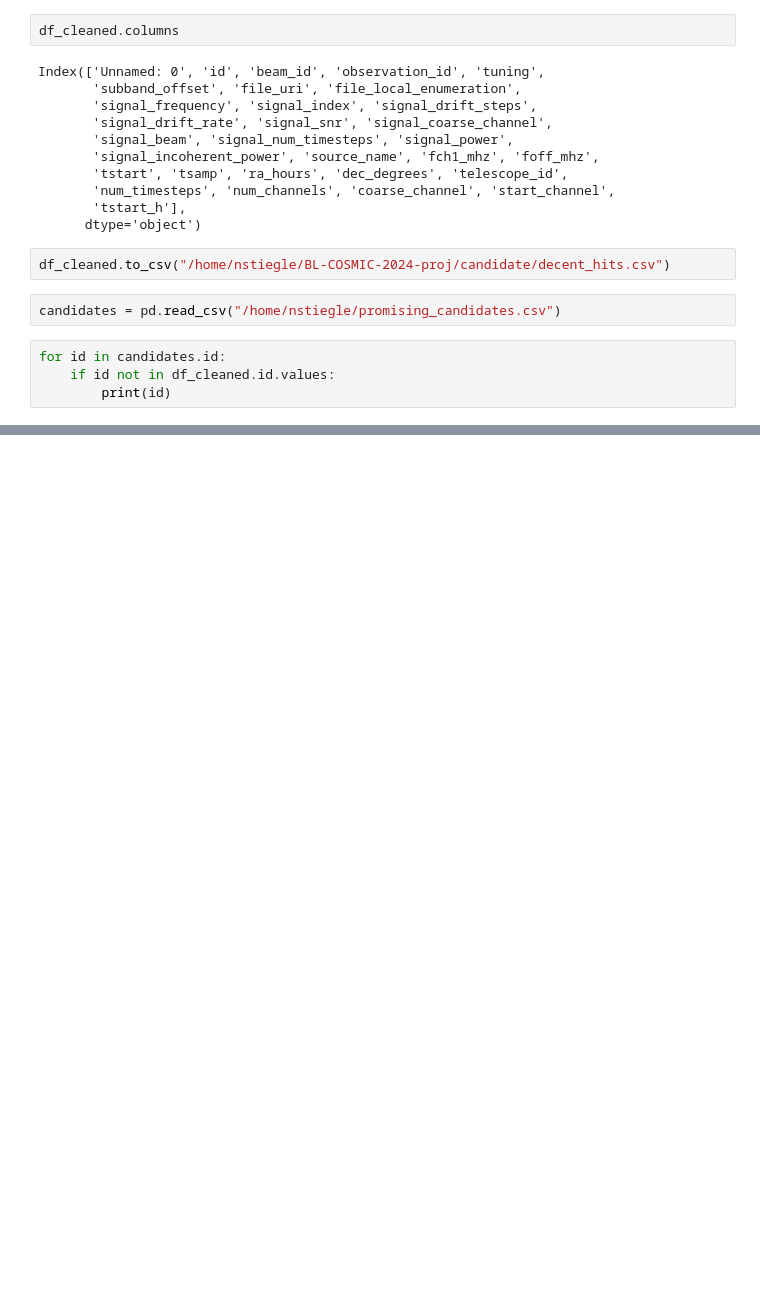
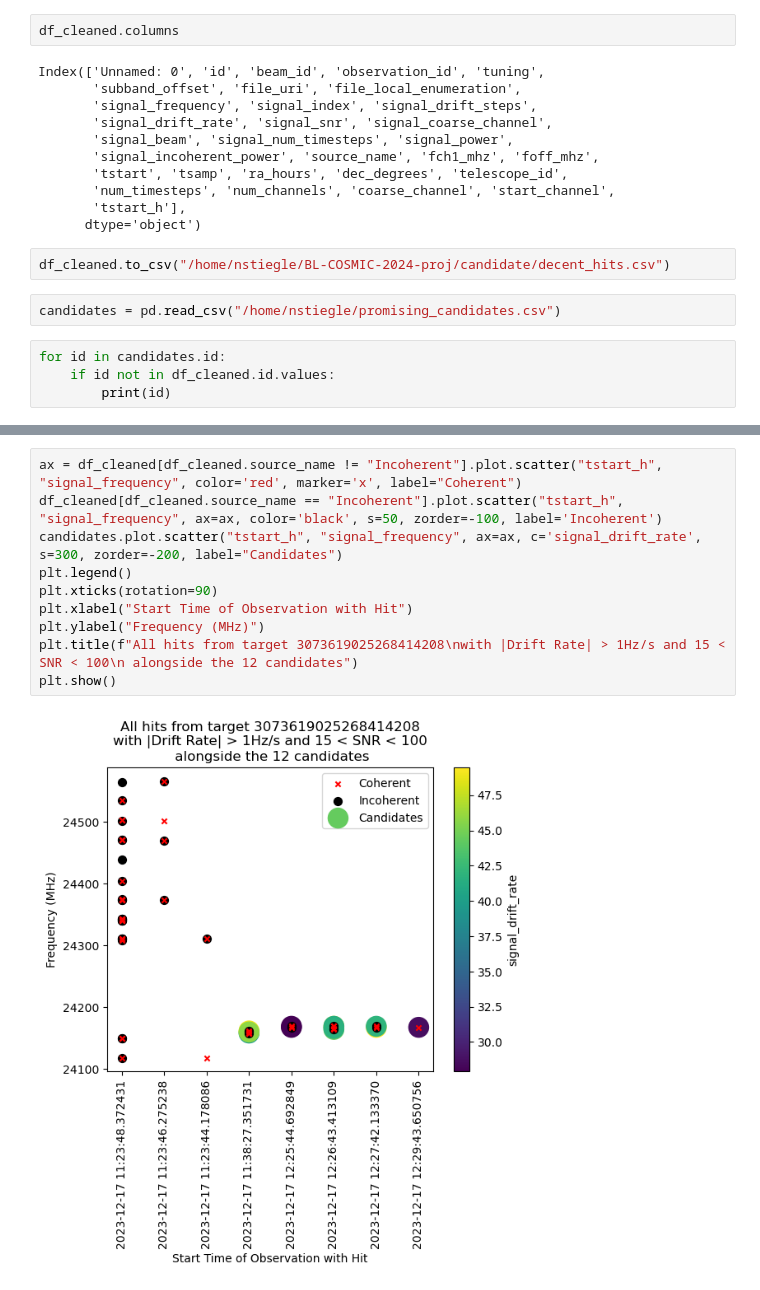
Before and after one commit to talonmyburgh/BL-COSMIC-HighFreq-Search, a Jupyter notebook: candidate/investigate_candidate.ipynb, the cells around one changed output, grey strips where cells are left out. Cells and saved outputs as stored; diff of their text form; blank space fills up the shorter version.

Commit message:
low-n stats and ~AAS poster figures

```diff
--- a/candidate/investigate_candidate.ipynb
+++ b/candidate/investigate_candidate.ipynb
@@ -144,0 +162,12 @@ for id in candidates.id:
+# %%
+ax = df_cleaned[df_cleaned.source_name != "Incoherent"].plot.scatter("tstart_h", "signal_frequency", color='red', marker='x', label="Coherent")
+df_cleaned[df_cleaned.source_name == "Incoherent"].plot.scatter("tstart_h", "signal_frequency", ax=ax, color='black', s=50, zorder=-100, label='Incoherent')
+candidates.plot.scatter("tstart_h", "signal_frequency", ax=ax, c='signal_drift_rate', s=300, zorder=-200, label="Candidates")
+plt.legend()
+plt.xticks(rotation=90)
+plt.xlabel("Start Time of Observation with Hit")
+plt.ylabel("Frequency (MHz)")
+plt.title(f"All hits from target 3073619025268414208\nwith |Drift Rate| > 1Hz/s and 15 < SNR < 100\n alongside the 12 candidates")
+plt.show()
+# %% [output]
+[figure, added]
```
Also changed, not shown: parts of 1 cell of this notebook, 15 other files.
